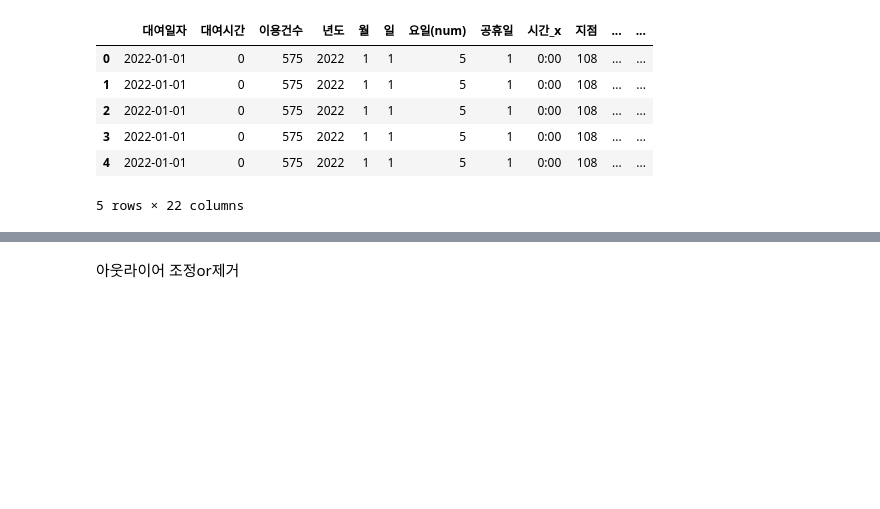
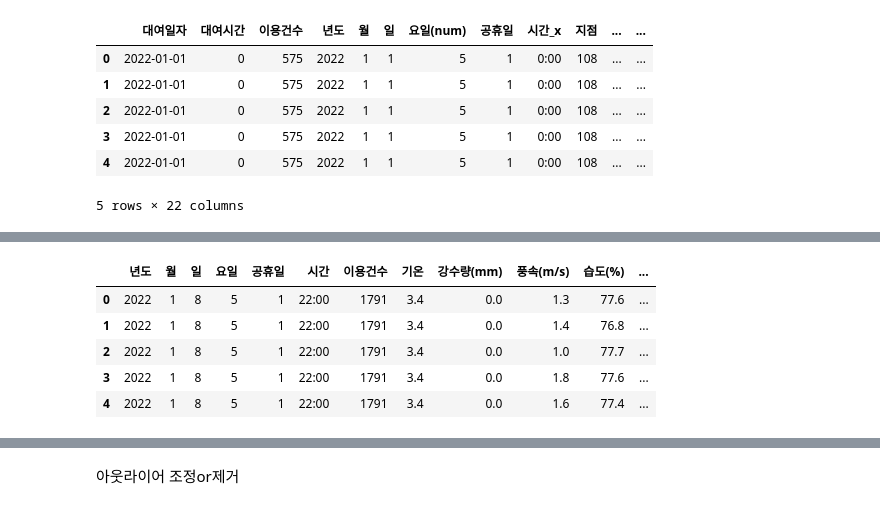
Before and after one commit to LearningMachine-2001/bike_2022, a Jupyter notebook: test.ipynb, the cells around one changed output, grey strips where cells are left out. Saved outputs shown, nothing was run; the diff lists cells and outputs as text; code cells hidden in the pictures; blank space fills up the shorter version.

Commit message:
feat: 미세먼지 경보 추가

```diff
--- a/test.ipynb
+++ b/test.ipynb
@@ -243,15 +302,24 @@ bike_mg.head()
+# %%
+bike_mg = bike_mg.drop(['대여일자', '지점','일시','풍향(deg)','현지기압(hPa)','해면기압(hPa)','일사(MJ/m^2)','일조(Sec)','날짜','시간_x','시간_y','시각','지역','권역','항목','발령날짜'], axis = 1)
 # %%
 #시간 time
 bike_mg['시간'] = bike_mg['대여시간'].astype(str) + ':00'
-# %%
-bike_mg = bike_mg.drop(['대여일자', '지점','일시','풍향(deg)','현지기압(hPa)','해면기압(hPa)','일사(MJ/m^2)','일조(Sec)','날짜','시간_x','시간_y'], axis = 1)
 # %%
 # 칼럼 선택
 bike_mg = bike_mg[['년도', '월', '일', '요일(num)', '공휴일','시간','이용건수','기온(°C)',
-       '누적강수량(mm)', '풍속(m/s)','습도(%)', ]]
+       '누적강수량(mm)', '풍속(m/s)','습도(%)','경보단계' ]]
 
 #칼럼명 변경
-bike_mg.columns = ['년도','월','일','요일','공휴일','시간','이용건수', '기온', '강수량(mm)','풍속(m/s)','습도(%)']
+bike_mg.columns = ['년도','월','일','요일','공휴일','시간','이용건수', '기온', '강수량(mm)','풍속(m/s)','습도(%)','미세먼지 경보단계']
+# %%
+bike_mg.head()
+# %% [output]
+|  | 년도 | 월 | 일 | 요일 | 공휴일 | 시간 | 이용건수 | 기온 | 강수량(mm) | 풍속(m/s) | 습도(%) | ... |
+| 0 | 2022 | 1 | 8 | 5 | 1 | 22:00 | 1791 | 3.4 | 0.0 | 1.3 | 77.6 | ... |
+| 1 | 2022 | 1 | 8 | 5 | 1 | 22:00 | 1791 | 3.4 | 0.0 | 1.4 | 76.8 | ... |
+| 2 | 2022 | 1 | 8 | 5 | 1 | 22:00 | 1791 | 3.4 | 0.0 | 1.0 | 77.7 | ... |
+| 3 | 2022 | 1 | 8 | 5 | 1 | 22:00 | 1791 | 3.4 | 0.0 | 1.8 | 77.6 | ... |
+| 4 | 2022 | 1 | 8 | 5 | 1 | 22:00 | 1791 | 3.4 | 0.0 | 1.6 | 77.4 | ... |
 # %%
 bike_mg.isnull().sum()
 # %% [output]
```
Also changed, not shown: parts of 18 cells of this notebook.
